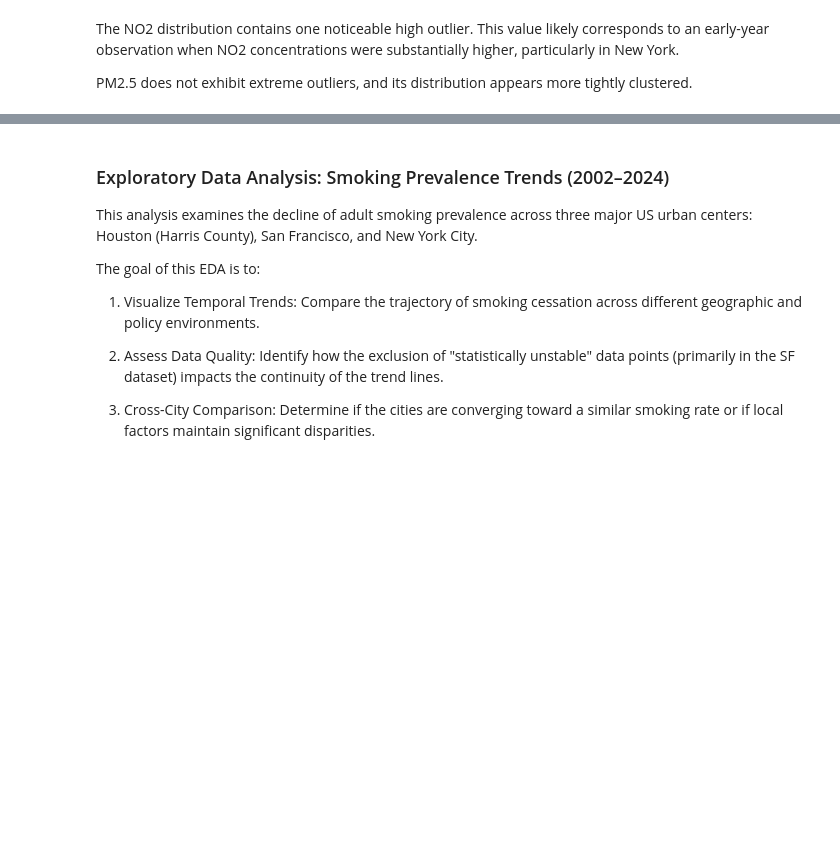
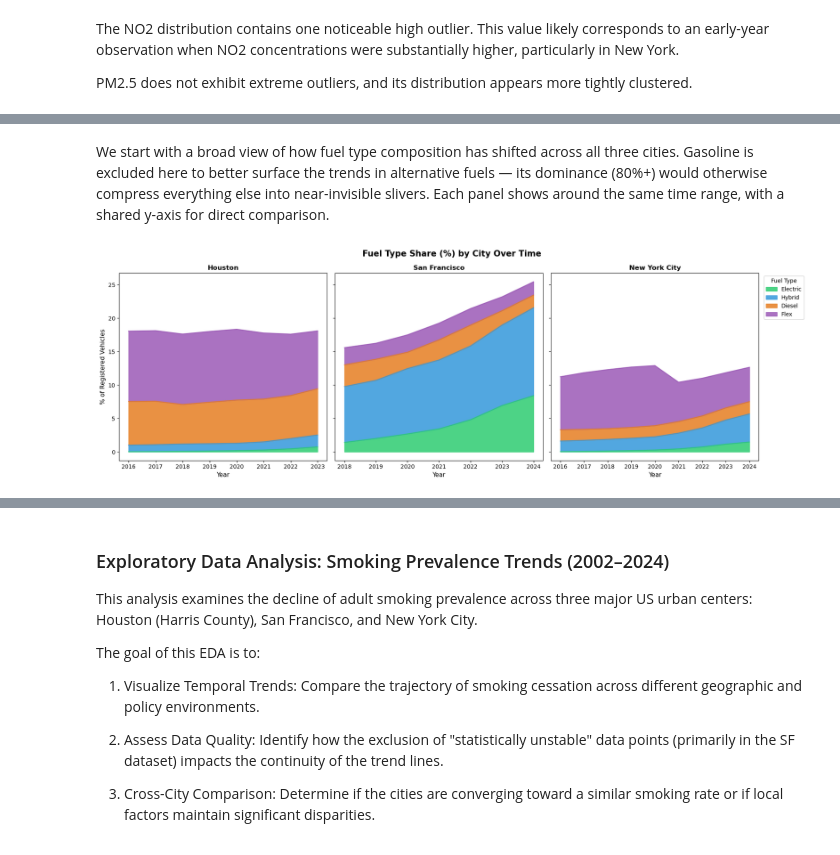
Before and after one commit to COGS108/Group026_WI26, a Jupyter notebook: 02-EDACheckpoint.ipynb, the cells around one changed output, grey strips where cells are left out. Cells and saved outputs as stored; diff of their text form; code cells hidden in the pictures; blank space fills up the shorter version.

```diff
--- a/02-EDACheckpoint.ipynb
+++ b/02-EDACheckpoint.ipynb
@@ -1360,0 +1364,47 @@ plt.show()
+# %%
+vehicle_registrations = pd.read_csv(processed + "vehicle_registrations.csv")
+ev = vehicle_registrations[vehicle_registrations["fuel_type"] == "Electric"].copy()
+cities = ["Houston", "San Francisco", "New York City"]
+
+CITY_COLORS = {
+    "Houston":       "#E07B39",
+    "San Francisco": "#4A90D9",
+    "New York City": "#2DB37A",
+}
+
+FUEL_COLORS = {
+    'Electric': '#2ecc71',   # green
+    'Hybrid':   '#3498db',   # blue
+    'Diesel':   '#e67e22',   # orange
+    'Flex':     '#9b59b6',   # purple
+    'Gasoline': '#95a5a6',   # grey (de-emphasized)
+}
+
+EV_COLOR = "#2ecc71"
+# %% [markdown]
+We start with a broad view of how fuel type composition has shifted across all three cities. Gasoline is excluded here to better surface the trends in alternative fuels — its dominance (80%+) would otherwise compress everything else into near-invisible slivers. Each panel shows around the same time range, with a shared y-axis for direct comparison.
+# %%
+fig, axes = plt.subplots(1, 3, figsize=(18, 6), sharey=True)
+
+for i, (ax, city) in enumerate(zip(axes, cities)):
+    city_df = vehicle_registrations[vehicle_registrations['city'] == city].copy()
+    city_df = city_df[city_df['fuel_type'] != 'Gasoline']
+    pivot = city_df.pivot(index='year', columns='fuel_type', values='percentage').fillna(0)
+    cols = [c for c in ['Electric', 'Hybrid', 'Diesel', 'Flex'] if c in pivot.columns]
+    pivot = pivot[cols]
+    colors = [FUEL_COLORS[c] for c in cols]
+    pivot.plot.area(ax=ax, color=colors, alpha=0.85)
+    ax.set_title(city, fontsize=12, fontweight='bold')
+    ax.set_xlabel('Year', fontsize=11)
+    ax.set_ylabel('% of Registered Vehicles', fontsize=11)
+    ax.set_xticks(pivot.index)
+    if i == 2:
+        ax.legend(title='Fuel Type', bbox_to_anchor=(1.01, 1), loc='upper left')
+    else:
+        ax.get_legend().remove() if ax.get_legend() else None
+
+plt.suptitle("Fuel Type Share (%) by City Over Time", fontsize=15, fontweight="bold")
+plt.tight_layout()
+plt.show()
+# %% [output]
+[figure, added]
```
Also changed, not shown: parts of 20 cells of this notebook.
